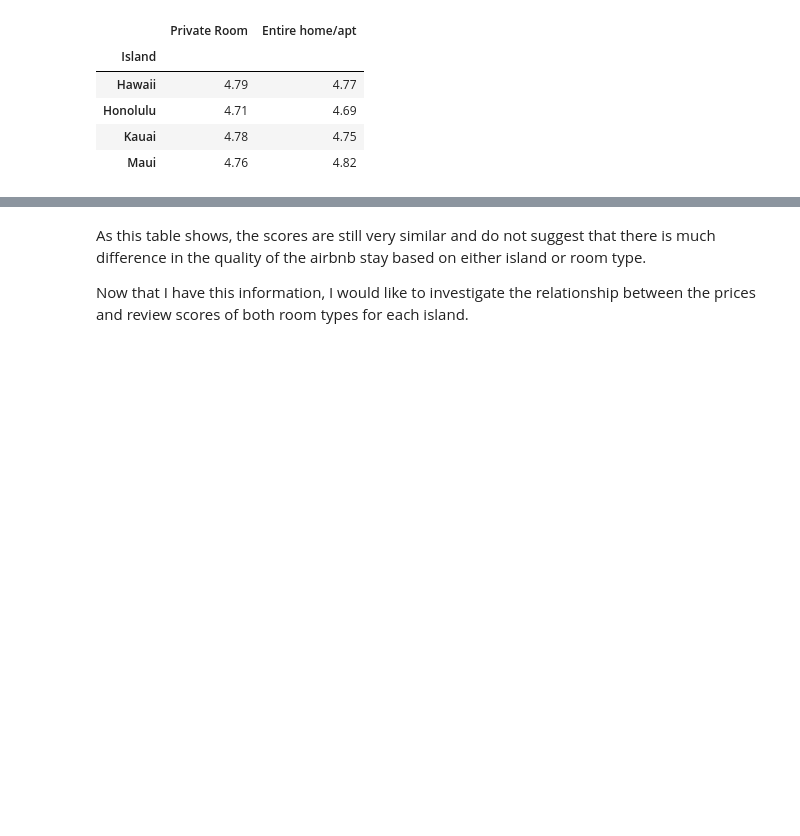
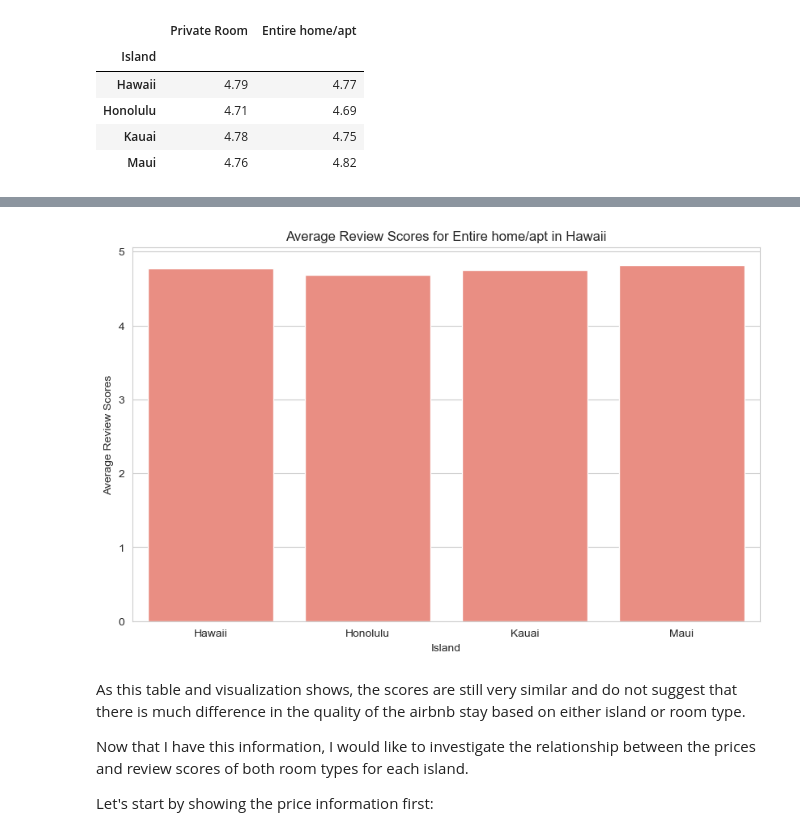
Before and after one commit to ubco-W2022T2-data301/project-group-group38, a Jupyter notebook: CB_EDA_Milestone3.ipynb, the cells around one changed output, grey strips where cells are left out. Cells and saved outputs as stored; diff of their text form; code cells hidden in the pictures; blank space fills up the shorter version.

```diff
--- a/CB_EDA_Milestone3.ipynb
+++ b/CB_EDA_Milestone3.ipynb
@@ -240,4 +255,15 @@ df
+# %%
+sns.set_style("whitegrid")
+plt.figure(figsize=(10, 6))
+sns.barplot(x=df.index, y="Entire home/apt", data=df, color="salmon", label="Entire home/apt")
+plt.title("Average Review Scores for Entire home/apt in Hawaii")
+plt.ylabel("Average Review Scores")
+plt.show()
+# %% [output]
+[figure, added]
 # %% [markdown]
-As this table shows, the scores are still very similar and do not suggest that there is much difference in the quality of the airbnb stay based on either island or room type.
+As this table and visualization shows, the scores are still very similar and do not suggest that there is much difference in the quality of the airbnb stay based on either island or room type.
 
 Now that I have this information, I would like to investigate the relationship between the prices and review scores of both room types for each island.
+
+Let's start by showing the price information first:
```
Also changed, not shown: parts of 6 cells of this notebook.
